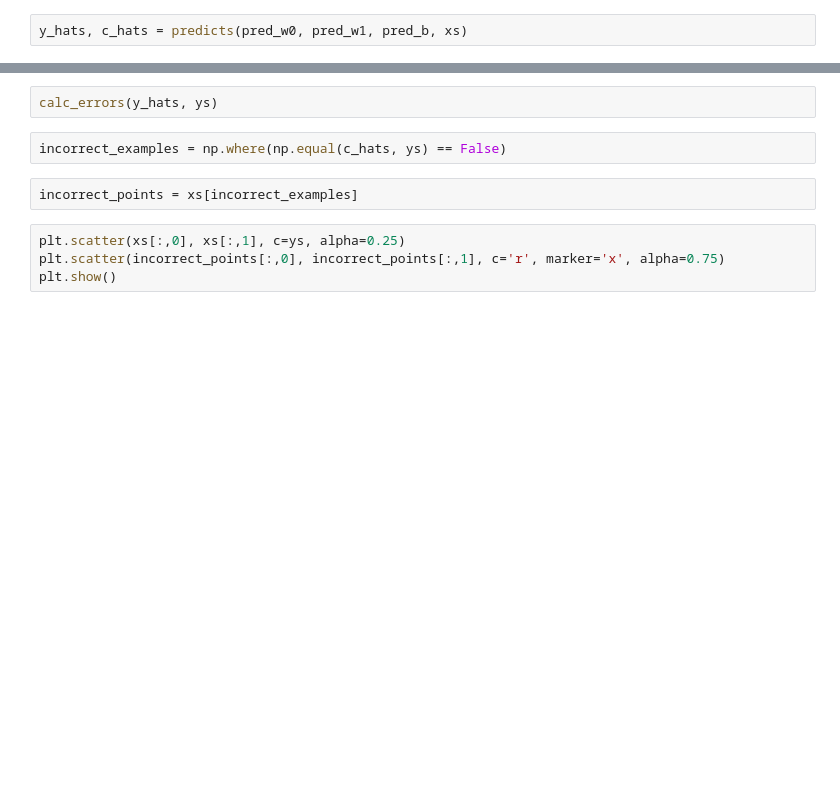
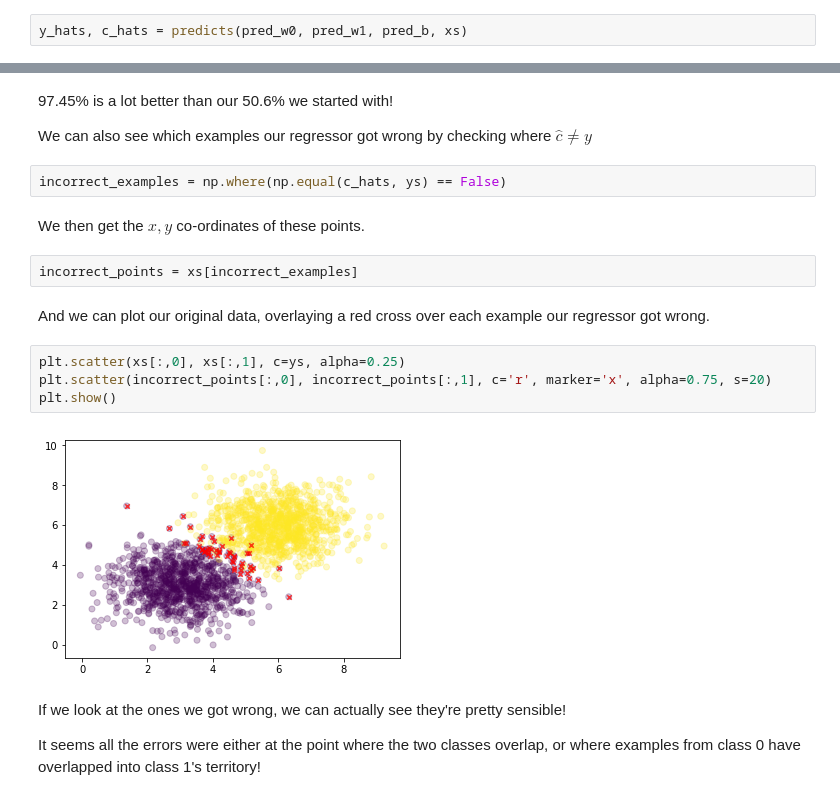
Before and after one commit to bentrevett/gradient-descent, a Jupyter notebook: 3 - Logistic Regression from Scratch.ipynb, the cells around one changed output, grey strips where cells are left out. Saved outputs shown, nothing was run; the diff lists cells and outputs as text; blank space fills up the shorter version.

```diff
--- a/3 - Logistic Regression from Scratch.ipynb
+++ b/3 - Logistic Regression from Scratch.ipynb
@@ -408,10 +434,22 @@ print(accuracy)
-# %%
-calc_errors(y_hats, ys)
+# %% [markdown]
+97.45% is a lot better than our 50.6% we started with!
+
+We can also see which examples our regressor got wrong by checking where $\hat{c} \neq y$
 # %%
 incorrect_examples = np.where(np.equal(c_hats, ys) == False)
+# %% [markdown]
+We then get the $x,y$ co-ordinates of these points.
 # %%
 incorrect_points = xs[incorrect_examples]
+# %% [markdown]
+And we can plot our original data, overlaying a red cross over each example our regressor got wrong.
 # %%
 plt.scatter(xs[:,0], xs[:,1], c=ys, alpha=0.25)
-plt.scatter(incorrect_points[:,0], incorrect_points[:,1], c='r', marker='x', alpha=0.75)
+plt.scatter(incorrect_points[:,0], incorrect_points[:,1], c='r', marker='x', alpha=0.75, s=20)
 plt.show()
+# %% [output]
+[figure, added]
+# %% [markdown]
+If we look at the ones we got wrong, we can actually see they're pretty sensible!
+
+It seems all the errors were either at the point where the two classes overlap, or where examples from class 0 have overlapped into class 1's territory!
```
Also changed, not shown: parts of 12 cells of this notebook.
